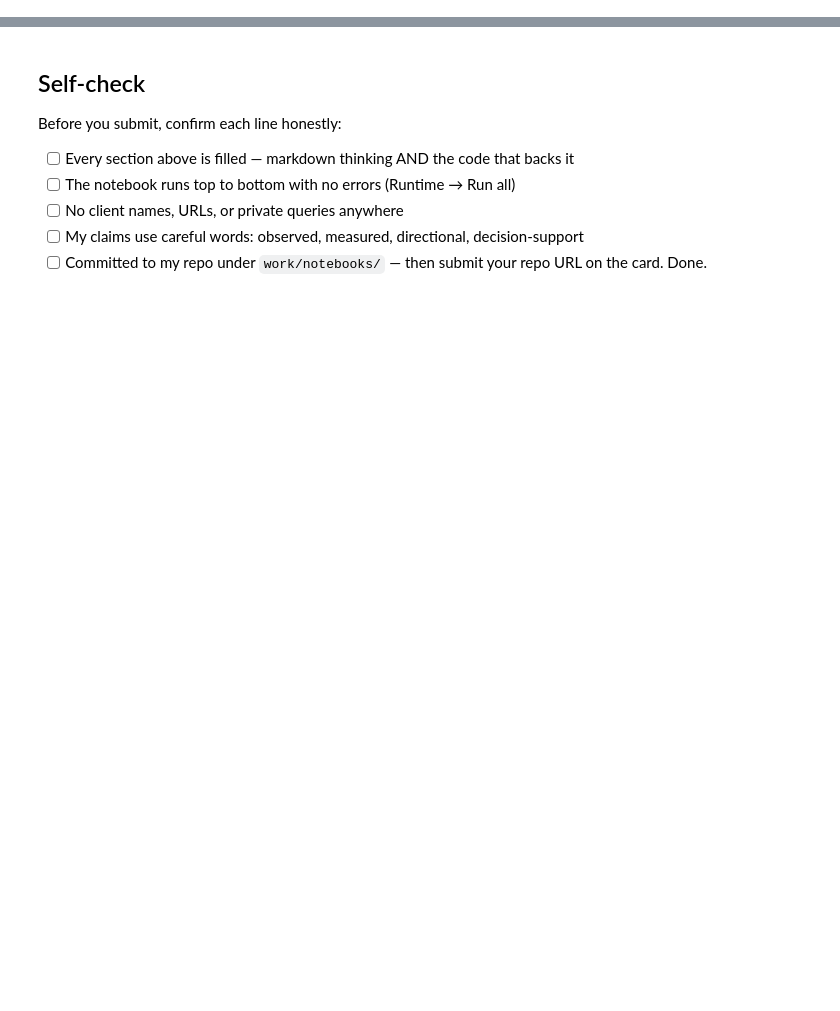
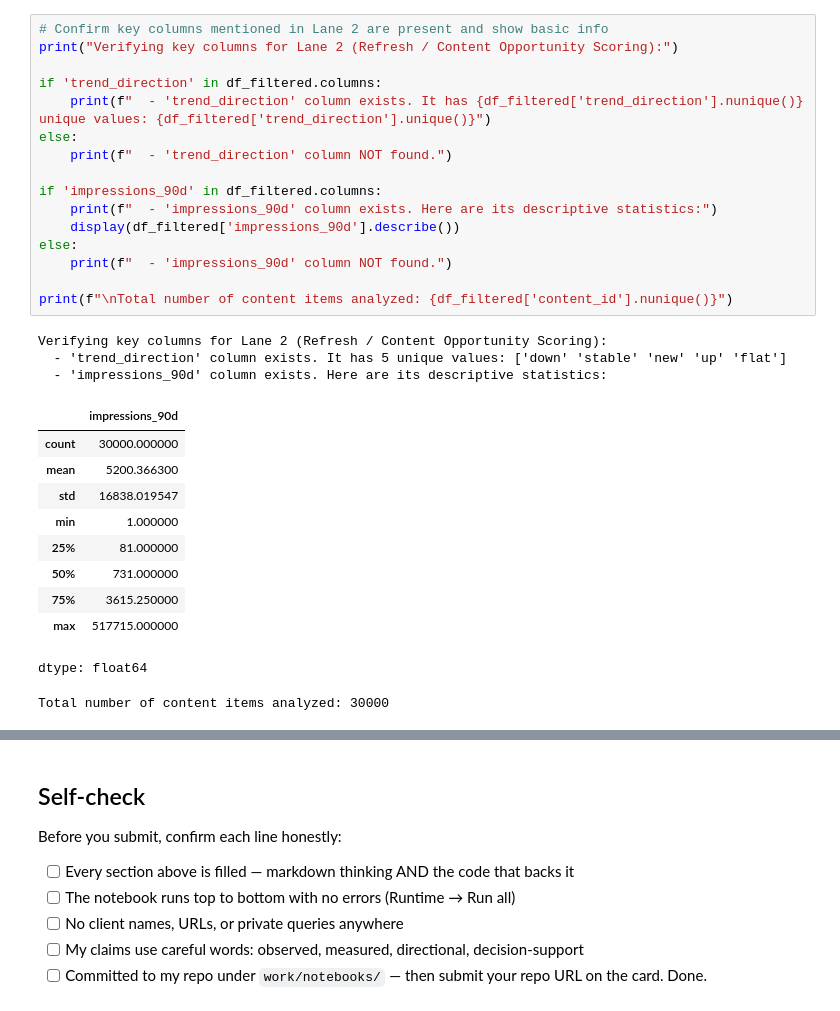
Before and after one commit to Muhammad-Ahmed-Sohal99/Project101, a Jupyter notebook: work/notebooks/w02_ml_task_framing.ipynb, the cells around one changed output, grey strips where cells are left out. Cells and saved outputs as stored; diff of their text form; blank space fills up the shorter version.

```diff
--- a/work/notebooks/w02_ml_task_framing.ipynb
+++ b/work/notebooks/w02_ml_task_framing.ipynb
@@ -43,0 +12,31 @@ This skeleton is yours to fill. Work the sections **in order** — each one has
+# %%
+# Confirm key columns mentioned in Lane 2 are present and show basic info
+print("Verifying key columns for Lane 2 (Refresh / Content Opportunity Scoring):")
+
+if 'trend_direction' in df_filtered.columns:
+    print(f"  - 'trend_direction' column exists. It has {df_filtered['trend_direction'].nunique()} unique values: {df_filtered['trend_direction'].unique()}")
+else:
+    print(f"  - 'trend_direction' column NOT found.")
+
+if 'impressions_90d' in df_filtered.columns:
+    print(f"  - 'impressions_90d' column exists. Here are its descriptive statistics:")
+    display(df_filtered['impressions_90d'].describe())
+else:
+    print(f"  - 'impressions_90d' column NOT found.")
+
+print(f"\nTotal number of content items analyzed: {df_filtered['content_id'].nunique()}")
+# %% [output]
+Verifying key columns for Lane 2 (Refresh / Content Opportunity Scoring):
+  - 'trend_direction' column exists. It has 5 unique values: ['down' 'stable' 'new' 'up' 'flat']
+  - 'impressions_90d' column exists. Here are its descriptive statistics:
+|  | impressions_90d |
+| count | 30000.000000 |
+| mean | 5200.366300 |
+| std | 16838.019547 |
+| min | 1.000000 |
+| 25% | 81.000000 |
+| 50% | 731.000000 |
+| 75% | 3615.250000 |
+| max | 517715.000000 |
+dtype: float64
+Total number of content items analyzed: 30000
```
Also changed, not shown: parts of 19 cells of this notebook.
